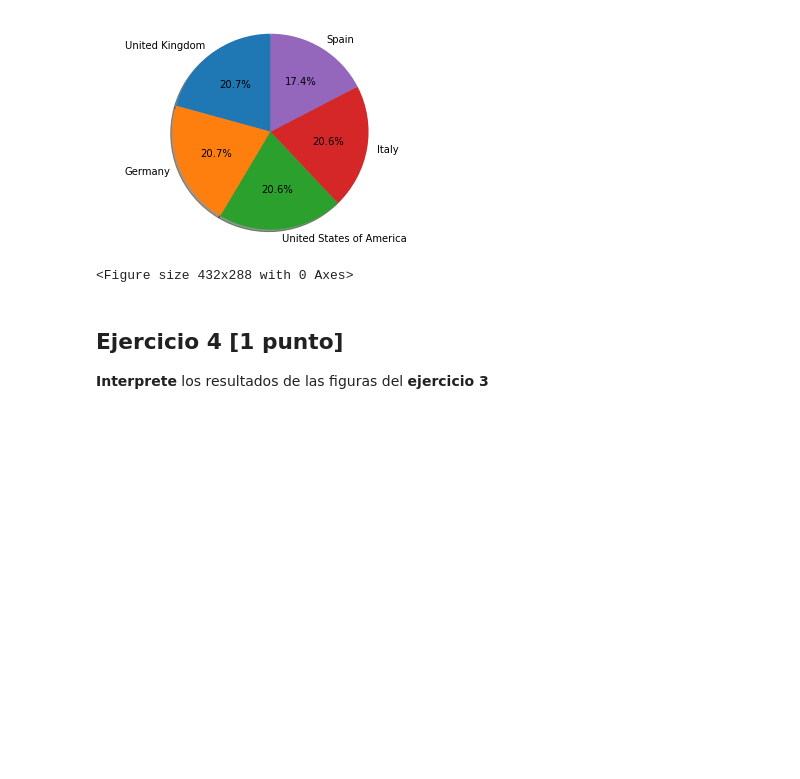
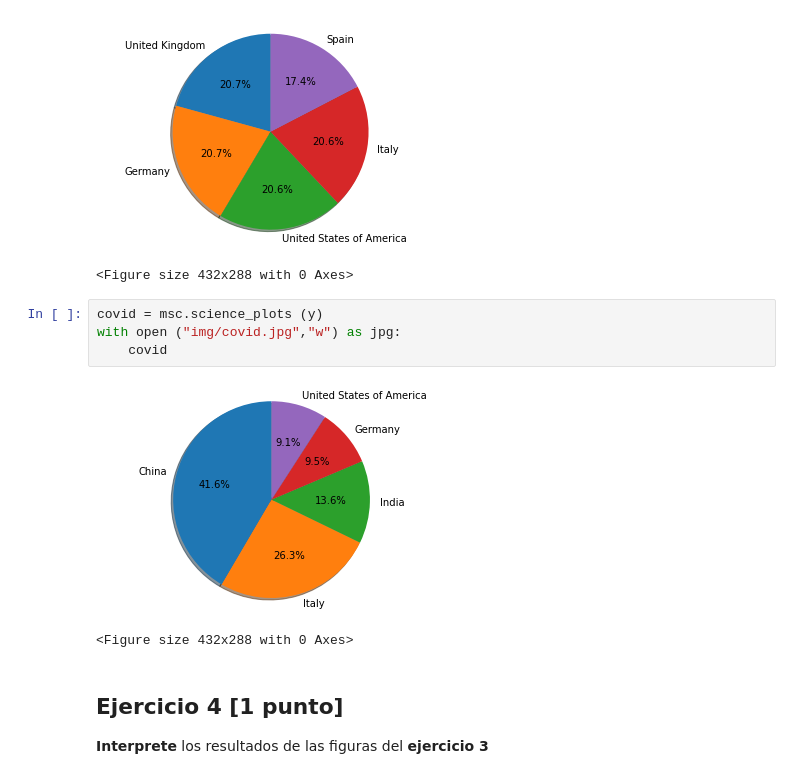
Before and after one commit to DaniChav/GBI6_ExamenPython, a Jupyter notebook: 2022I_GBI6G01_ExamenPython.ipynb, the cells around one changed output. Drawn from its saved outputs; the diff is of its cells as text; blank space fills up the shorter version.

```diff
--- a/2022I_GBI6G01_ExamenPython.ipynb
+++ b/2022I_GBI6G01_ExamenPython.ipynb
@@ -133,6 +133,13 @@ with open ("img/monkeypox.jpg","w") as jpg:
 # %% [output]
 [figure]
 <Figure size 432x288 with 0 Axes>
+# %%
+covid = msc.science_plots (y)
+with open ("img/covid.jpg","w") as jpg:
+    covid
+# %% [output]
+[figure, added]
+<Figure size 432x288 with 0 Axes>
 # %% [markdown]
 ## Ejercicio 4 [1 punto]
 
```
Also changed, not shown: 1 other file.
